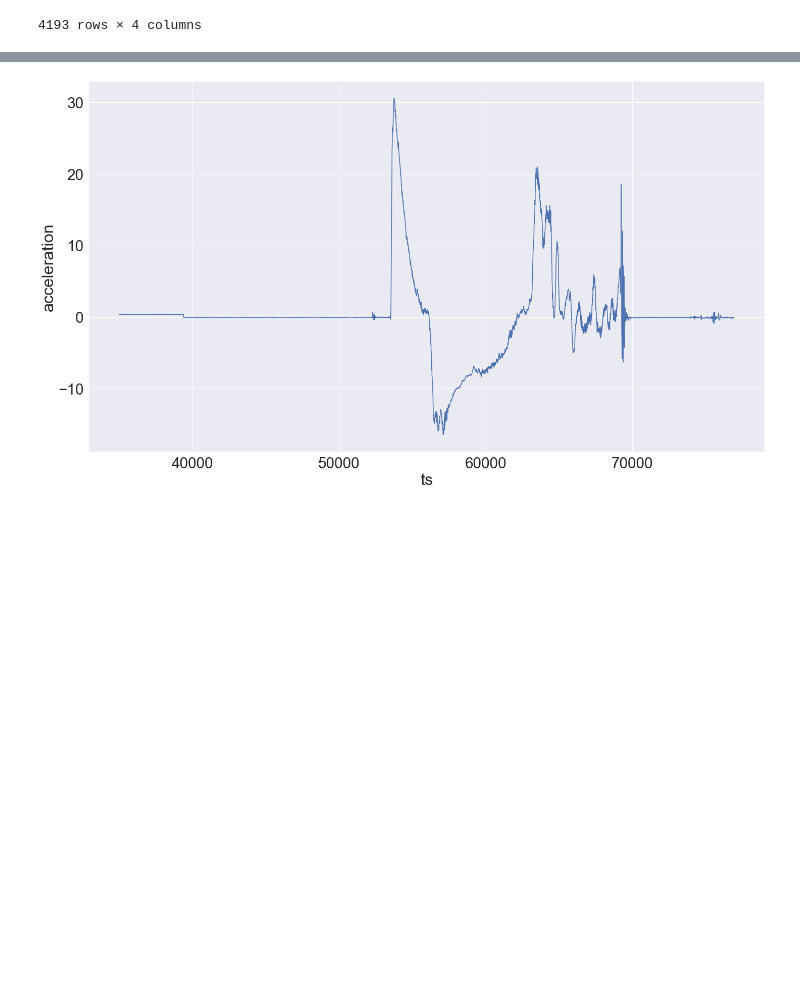
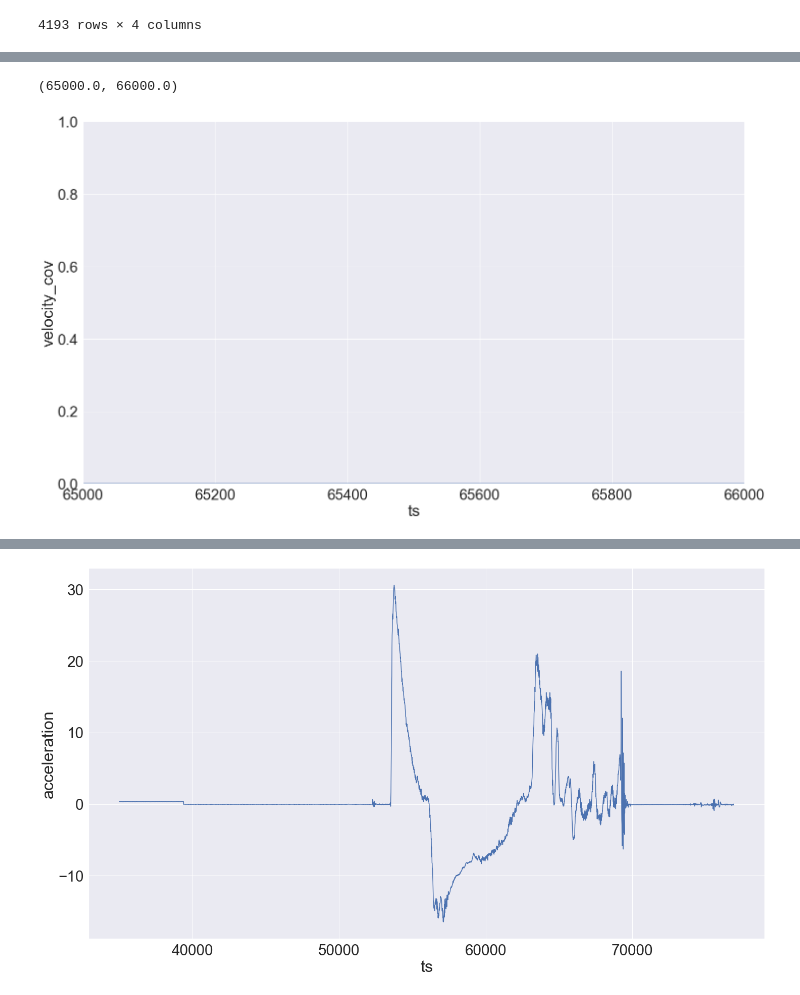
Before and after one commit to catsystems/cats-embedded, a Jupyter notebook: log_parsing/CATS Log Parser.ipynb, the cells around one changed output, grey strips where cells are left out. Drawn from its saved outputs; the diff is of its cells as text; code cells hidden in the pictures; blank space fills up the shorter version.

```diff
--- a/log_parsing/CATS Log Parser.ipynb
+++ b/log_parsing/CATS Log Parser.ipynb
@@ -152,0 +179,7 @@ ax = sns.lineplot(data = flight_info_df, x = 'ts', y = 'upper_bound')
+# %%
+ax = sns.lineplot(data = covariance_df, x = 'ts', y = 'velocity_cov')
+ax.set_ylim(0, 1)
+ax.set_xlim(65000, 66000)
+# %% [output]
+(65000.0, 66000.0)
+[figure, added]
```
Also changed, not shown: parts of 7 cells of this notebook, 7 other files.
